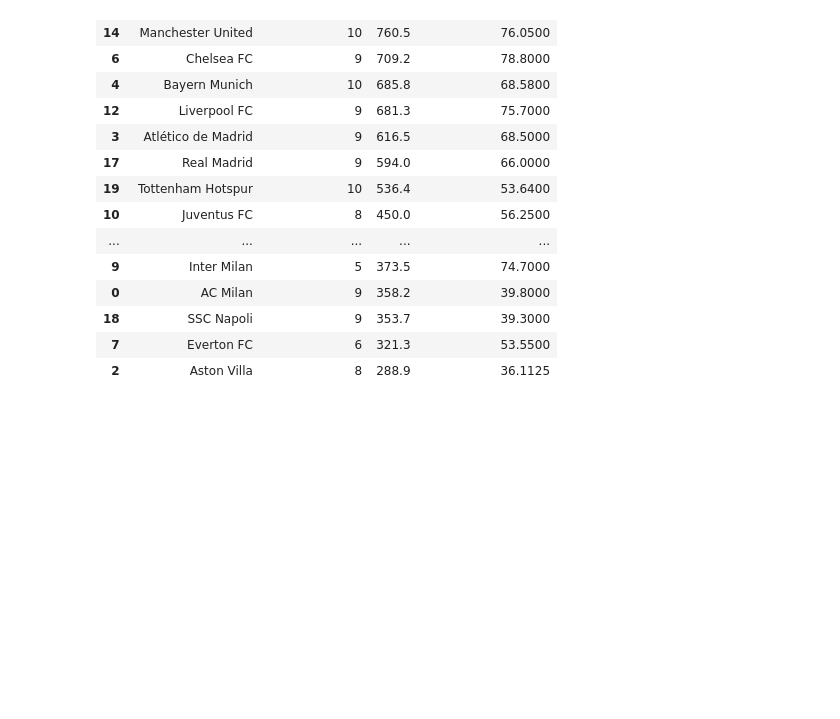
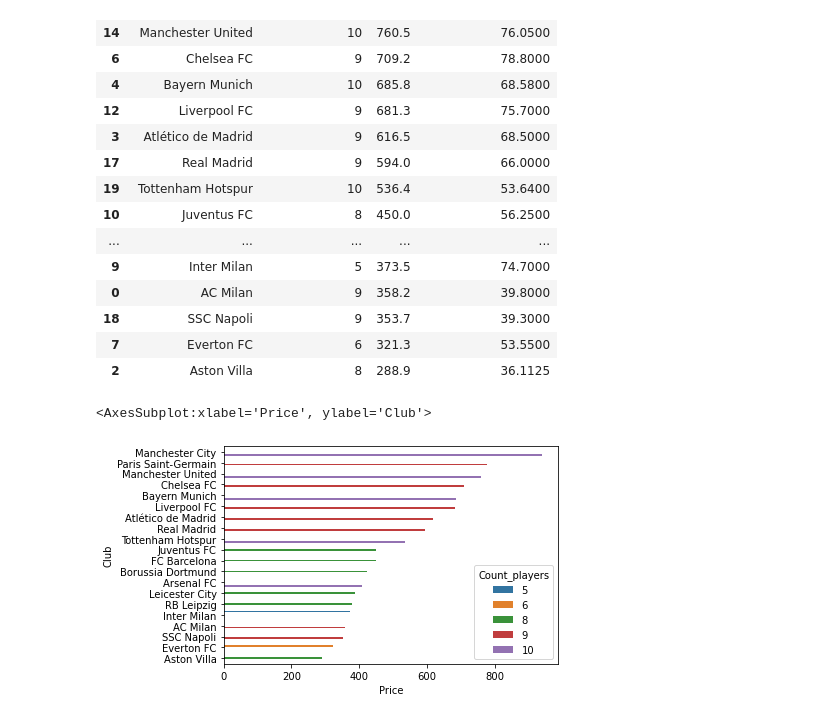
Before and after one commit to l-aleksashka-l/ML, a Jupyter notebook: Stepik/Football.ipynb, the cells around one changed output. Saved outputs shown, nothing was run; the diff lists cells and outputs as text; code cells hidden in the pictures; blank space fills up the shorter version.

```diff
--- a/Stepik/Football.ipynb
+++ b/Stepik/Football.ipynb
@@ -268,3 +268,9 @@ top20_count_player
 | 18 | SSC Napoli | 9 | 353.7 | 39.3000 |
 | 7 | Everton FC | 6 | 321.3 | 53.5500 |
 | 2 | Aston Villa | 8 | 288.9 | 36.1125 |
+# %%
+sns.barplot(data=top20_count_player, x=top20_count_player['Price'], \
+            y=top20_count_player["Club"], hue=top20_count_player['Count_players'])
+# %% [output]
+<AxesSubplot:xlabel='Price', ylabel='Club'>
+[figure, added]
```
Also changed, not shown: parts of 3 cells of this notebook.
